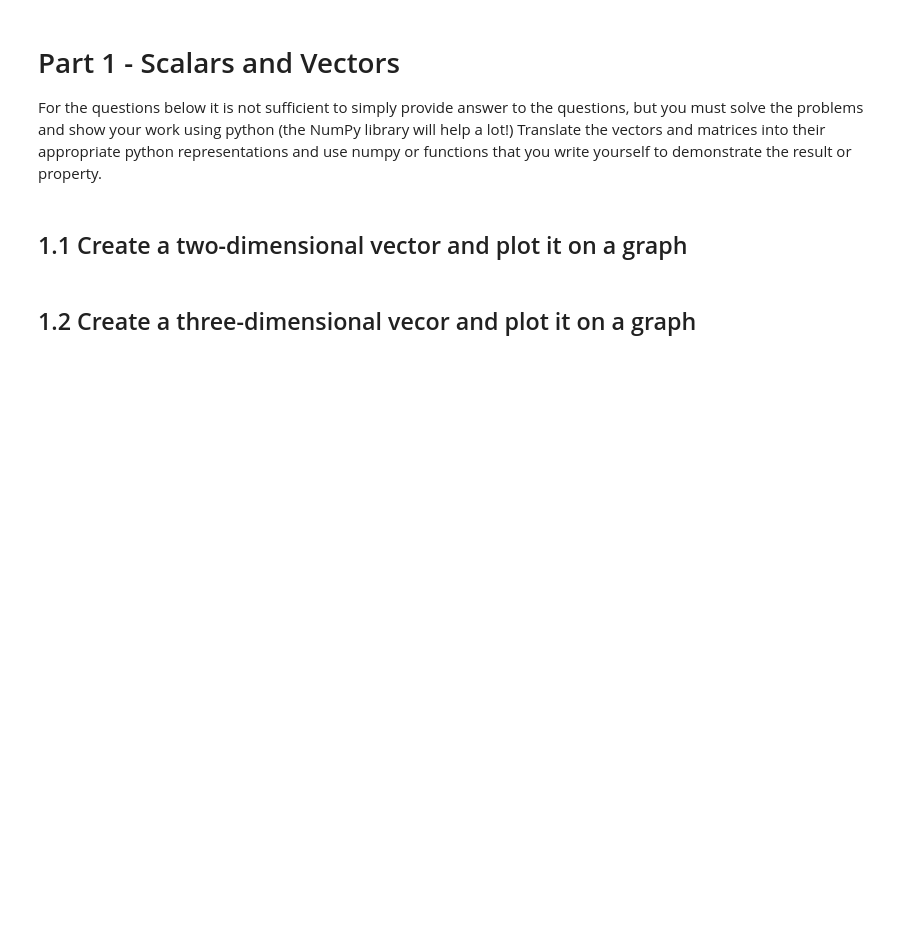
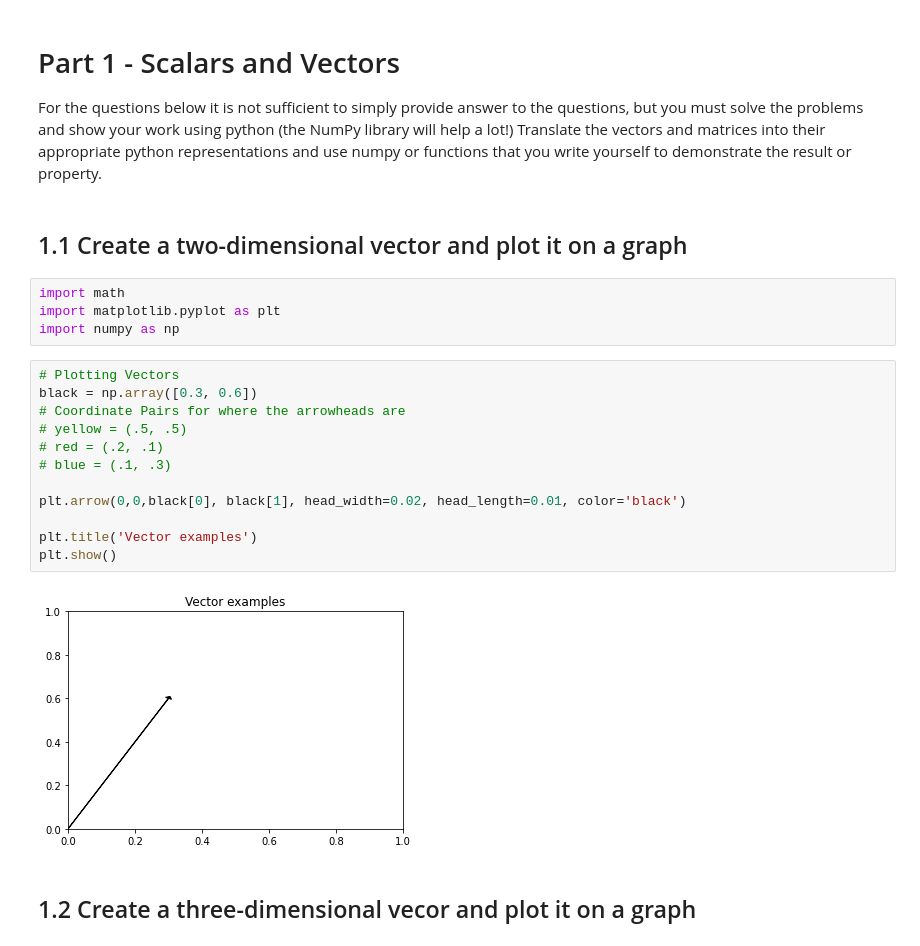
Before and after one commit to bloominstituteoftechnology/DS-Unit-1-Sprint-3-Linear-Algebra, a Jupyter notebook: module1-vectors-and-matrices/LS_DS_131_Vectors_and_Matrices_Assignment.ipynb, the cells around one changed output. Saved outputs shown, nothing was run; the diff lists cells and outputs as text; blank space fills up the shorter version.

```diff
--- a/module1-vectors-and-matrices/LS_DS_131_Vectors_and_Matrices_Assignment.ipynb
+++ b/module1-vectors-and-matrices/LS_DS_131_Vectors_and_Matrices_Assignment.ipynb
@@ -4,5 +4,23 @@
 For the questions below it is not sufficient to simply provide answer to the questions, but you must solve the problems and show your work using python (the NumPy library will help a lot!) Translate the vectors and matrices into their appropriate python  representations and use numpy or functions that you write yourself to demonstrate the result or property.
 # %% [markdown]
 ## 1.1 Create a two-dimensional vector and plot it on a graph
+# %%
+import math
+import matplotlib.pyplot as plt
+import numpy as np
+# %%
+# Plotting Vectors
+black = np.array([0.3, 0.6])
+# Coordinate Pairs for where the arrowheads are
+# yellow = (.5, .5)
+# red = (.2, .1)
+# blue = (.1, .3)
+
+plt.arrow(0,0,black[0], black[1], head_width=0.02, head_length=0.01, color='black')
+
+plt.title('Vector examples')
+plt.show()
+# %% [output]
+[figure, added]
 # %% [markdown]
 ## 1.2 Create a three-dimensional vecor and plot it on a graph
```
Also changed, not shown: parts of 14 cells of this notebook.
